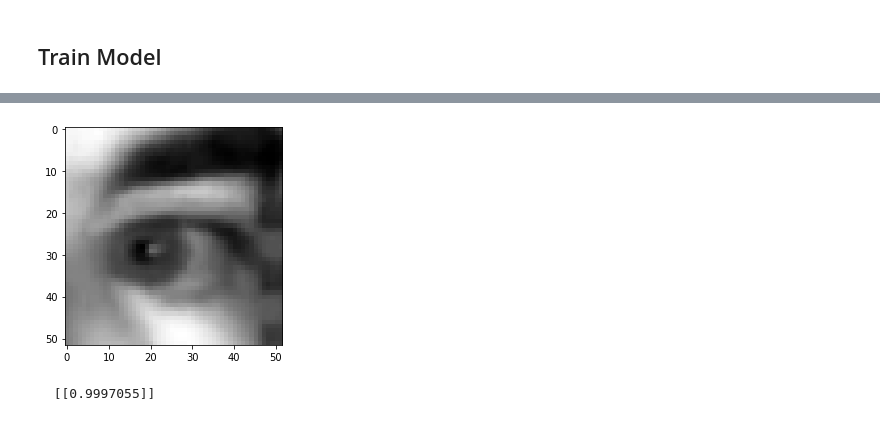
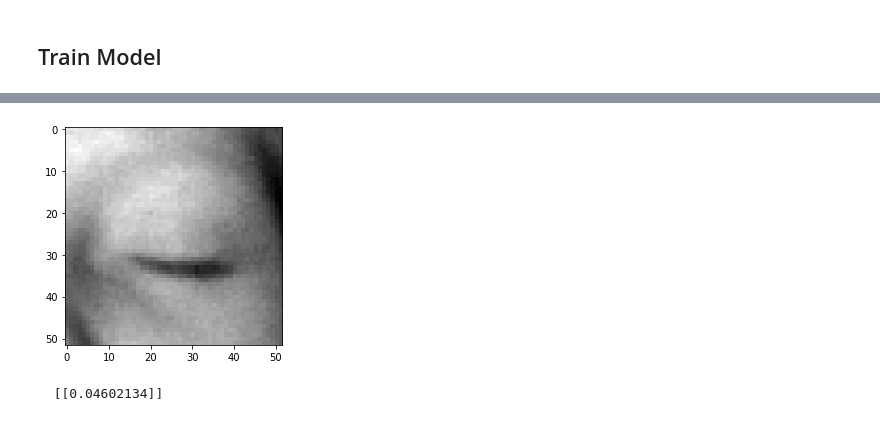
Before and after one commit to domenico97/Driver-Drowsiness-Detection-Systems, a Jupyter notebook: Driver Drowsiness Detection Systems.ipynb, the cells around one changed output, grey strips where cells are left out. Drawn from its saved outputs; the diff is of its cells as text; code cells hidden in the pictures.

```diff
--- a/Driver Drowsiness Detection Systems.ipynb
+++ b/Driver Drowsiness Detection Systems.ipynb
@@ -336,11 +360,11 @@ Epoch 1/1
 # %%
 #Infine, proviamo con una nostra immagine
 
-idx=1
+idx=4
 display(images_test[idx])
 image = images_test[idx].reshape((-1,images_test[idx].shape[0],images_test[idx].shape[1],1))
 print("")
 print(" ",model.predict(image))
 # %% [output]
-[figure, old version]
+[figure, new version]
-  [[0.9997055]]
+  [[0.04602134]]
```
Also changed, not shown: parts of 4 cells of this notebook.
